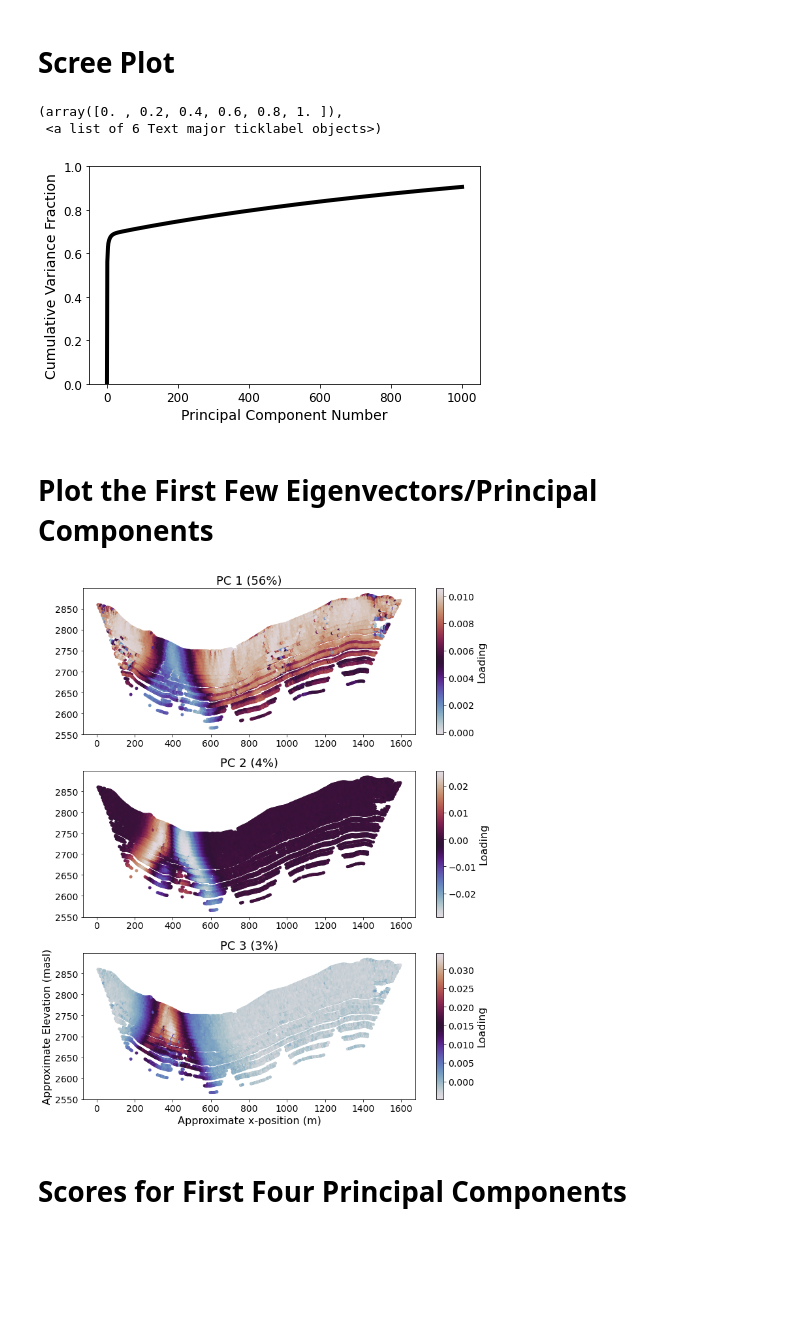
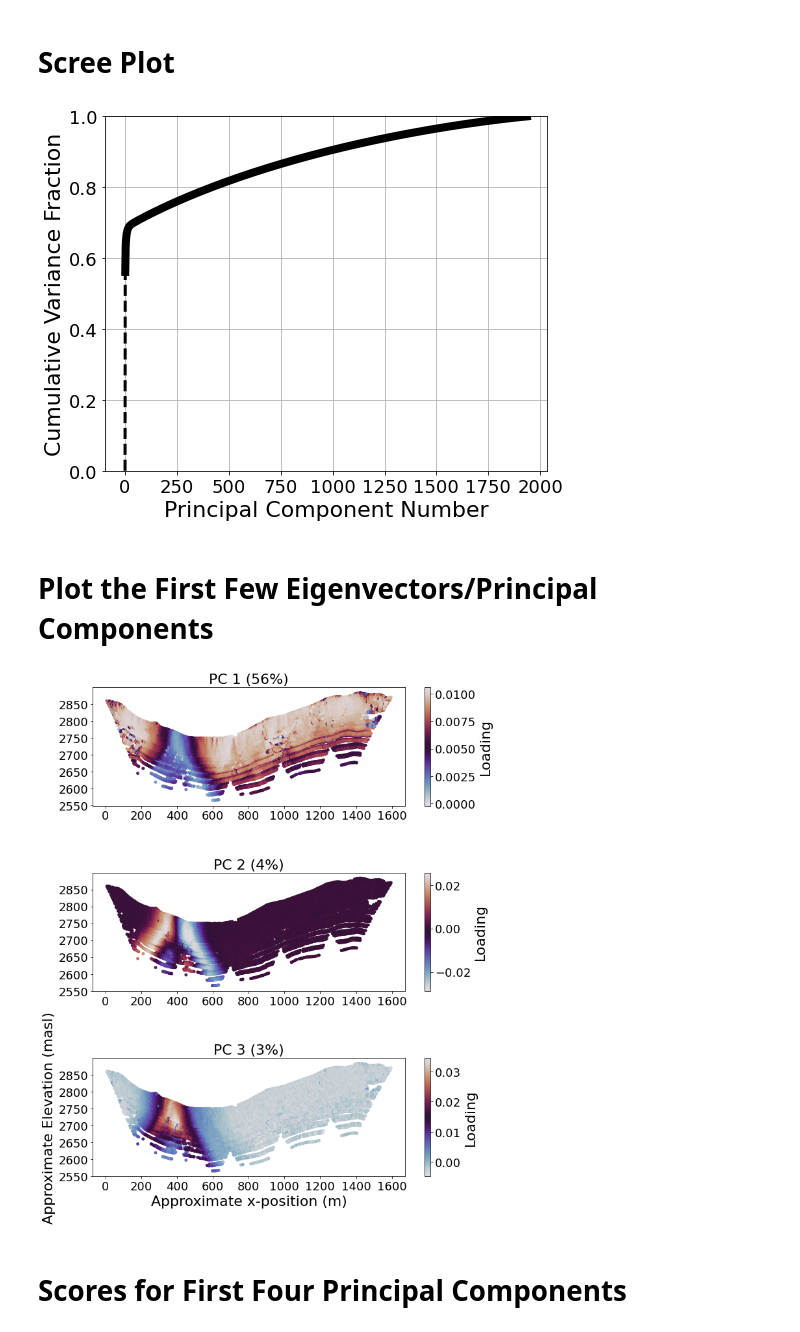
Before and after one commit to ammilten/ERTFaultMonteCarlo, a Jupyter notebook: notebooks/Prior Falsification.ipynb, the cells around one changed output. Drawn from its saved outputs; the diff is of its cells as text; code cells hidden in the pictures; blank space fills up the shorter version.

```diff
--- a/notebooks/Prior Falsification.ipynb
+++ b/notebooks/Prior Falsification.ipynb
@@ -198,56 +192,66 @@ S_real_noise.shape
 # %% [markdown]
 # Scree Plot
 # %%
-npcs = 1000
-pc = list(range(0,npcs+1))
-variance =  np.concatenate((np.array([0]),np.cumsum(pca.explained_variance_ratio_[0:npcs])))
-plt.figure(figsize=(7,4))
-plt.plot(pc,variance,'-k',linewidth=4)
+lblsize = 22
+ticksize = 18
+
+npcs = 1936
+pc = list(range(1,npcs+1))
+
+# variance =  np.concatenate((np.array([0]),np.cumsum(pca.explained_variance_ratio_[0:npcs])))
+variance = np.cumsum(pca.explained_variance_ratio_[0:npcs])
+
+plt.figure(figsize=(7.5,6))
+plt.plot(pc,variance,'-k',linewidth=8)
+plt.plot([0,1],[0,variance[0]],'--k',linewidth=3)
 plt.ylim((0,1))
-plt.xlabel('Principal Component Number',fontsize=14)
-plt.ylabel('Cumulative Variance Fraction',fontsize=14)
-plt.xticks(fontsize=12)
-plt.yticks(fontsize=12)
+plt.xlabel('Principal Component Number',fontsize=lblsize)
+plt.ylabel('Cumulative Variance Fraction',fontsize=lblsize)
+plt.xticks(fontsize=ticksize)
+plt.yticks(fontsize=ticksize)
+plt.grid()
+
+plt.tight_layout()
 # %% [output]
-(array([0. , 0.2, 0.4, 0.6, 0.8, 1. ]),
- <a list of 6 Text major ticklabel objects>)
-[figure, old version]
+[figure, new version]
 # %% [markdown]
 # Plot the First Few Eigenvectors/Principal Components
 # %%
+
+
 fig, ax = plt.subplots(nrows=3, ncols=1, figsize=(10,12))
 plt.subplot(311)
 plt.scatter(M,C,15,c=pca.components_[0,:],cmap='twilight')
-plt.title('PC 1 ('+str(int(np.round(pca.explained_variance_ratio_[0]*100)))+'%)',fontsize=18)
+plt.title('PC 1 ('+str(int(np.round(pca.explained_variance_ratio_[0]*100)))+'%)',fontsize=lblsize)
 cb=plt.colorbar()
-cb.ax.tick_params(labelsize=14)
-cb.set_label(label='Loading',fontsize=16)
-plt.xticks(fontsize=14)
-plt.yticks(fontsize=14)
+cb.ax.tick_params(labelsize=ticksize)
+cb.set_label(label='Loading',fontsize=lblsize)
+plt.xticks(fontsize=ticksize)
+plt.yticks(fontsize=ticksize)
 
 plt.subplot(312)
 plt.scatter(M,C,15,c=pca.components_[1,:],cmap='twilight')
-plt.title('PC 2 ('+str(int(np.round(pca.explained_variance_ratio_[1]*100)))+'%)',fontsize=18)
+plt.title('PC 2 ('+str(int(np.round(pca.explained_variance_ratio_[1]*100)))+'%)',fontsize=lblsize)
 cb=plt.colorbar()
-cb.ax.tick_params(labelsize=14)
-cb.set_label(label='Loading',fontsize=16)
-plt.xticks(fontsize=14)
-plt.yticks(fontsize=14)
+cb.ax.tick_params(labelsize=ticksize)
+cb.set_label(label='Loading',fontsize=lblsize)
+plt.xticks(fontsize=ticksize)
+plt.yticks(fontsize=ticksize)
 
 plt.subplot(313)
 plt.scatter(M,C,15,c=pca.components_[2,:],cmap='twilight')
-plt.title('PC 3 ('+str(int(np.round(pca.explained_variance_ratio_[2]*100)))+'%)',fontsize=18)
+plt.title('PC 3 ('+str(int(np.round(pca.explained_variance_ratio_[2]*100)))+'%)',fontsize=lblsize)
 cb=plt.colorbar()
-cb.ax.tick_params(labelsize=14)
-cb.set_label(label='Loading',fontsize=16)
-plt.xticks(fontsize=14)
-plt.yticks(fontsize=14)
-plt.xlabel('Approximate x-position (m)',fontsize=16)
-plt.ylabel('Approximate Elevation (masl)',fontsize=16)
+cb.ax.tick_params(labelsize=ticksize)
+cb.set_label(label='Loading',fontsize=lblsize)
+plt.xticks(fontsize=ticksize)
+plt.yticks(fontsize=ticksize)
+plt.xlabel('Approximate x-position (m)',fontsize=lblsize)
+plt.ylabel('Approximate Elevation (masl)',fontsize=lblsize)
 
 fig.tight_layout()
 # %% [output]
-[figure, old version]
+[figure, new version]
 # %% [markdown]
 # Scores for First Four Principal Components
 # %%
```
Also changed, not shown: parts of 14 cells of this notebook, 2 other files.
